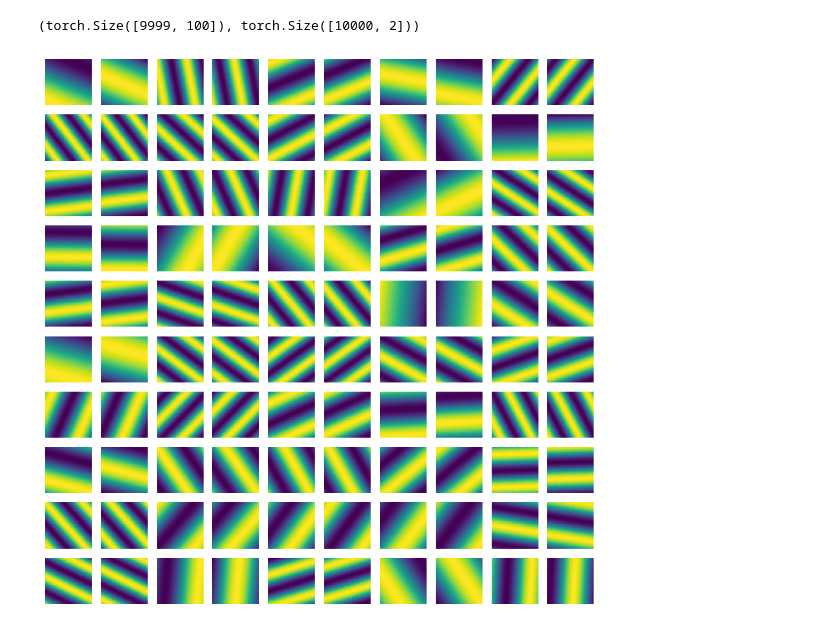
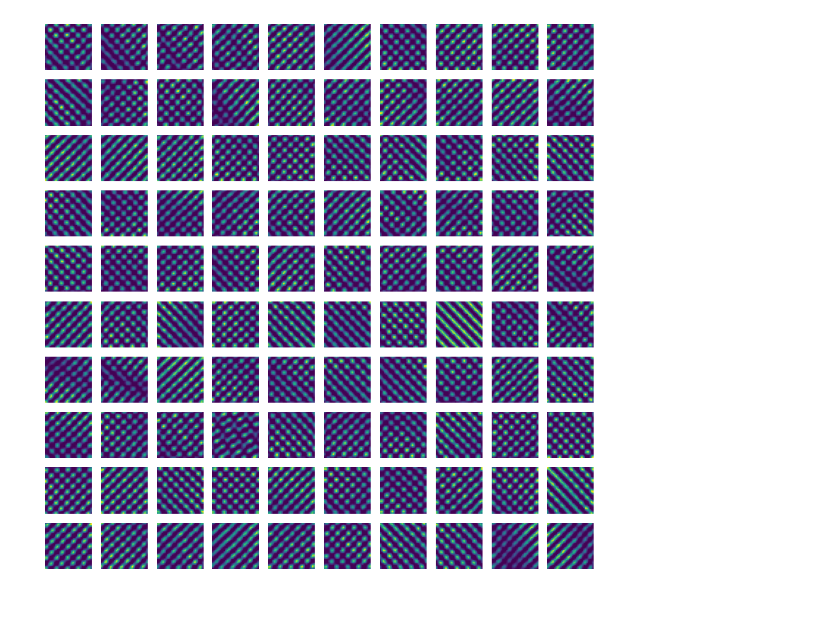
Before and after one commit to bioAI-Oslo/ExponentialRepresentations, a Jupyter notebook: exponential_representations.ipynb, the cells around one changed output. Saved outputs shown, nothing was run; the diff lists cells and outputs as text; code cells hidden in the pictures.

Commit message:
added constraint optimization

```diff
--- a/exponential_representations.ipynb
+++ b/exponential_representations.ipynb
@@ -43,14 +21,26 @@ f0 = torch.rand(n_units)
+# %%
+A = torch.load("A.pt") # Must run optimize_constraints.ipynb first now!
+B = torch.load("B.pt")
+
+n_units = A.shape[0] # A.shape = B.shape, so
+model = ExponentialRepresentation(A, B)
+# %%
+f0 = torch.ones(n_units, dtype=torch.float32)/torch.sqrt(torch.tensor(n_units)) # unit starting vectors
 # %%
-ns = 10_000
-r = 10*torch.rand((ns, 2))
-v = torch.diff(r, dim = 0)
+ns = 10000 # number of spatial samples
+r = 10*torch.rand((ns, 2)).to(torch.float32) # size of "arena"
+v = torch.diff(r, dim = 0) # "velocities"
+f_ = model(v, f0) # run
+
+# blargh
+f_ = f_.detach().numpy()
+r = r.detach().numpy()
-# %%
-f = model(v, f0)
-# %%
-f.shape, r.shape
-# %% [output]
-(torch.Size([9999, 100]), torch.Size([10000, 2]))
 # %%
-plot_ratemaps(r[:-1,0], r[:-1,1], f, 10, figsize=(10,10))
+if rect:= True: # rectify or nay
+    f = rectify(f_)
+else:
+    f = f_
+
+ratemaps = plot_ratemaps(r[:-1,0], r[:-1,1], f, 10, figsize=(10,10), bins = 32)
 # %% [output]
-[figure, old version]
+[figure, new version]
```
Also changed, not shown: parts of 14 cells of this notebook, 4 other files.
